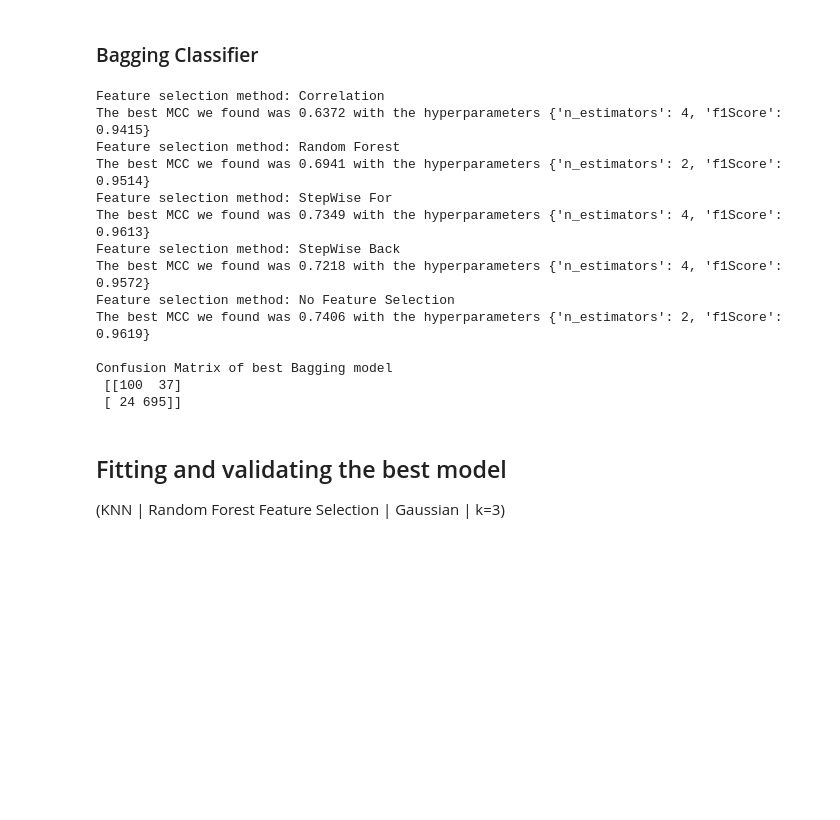
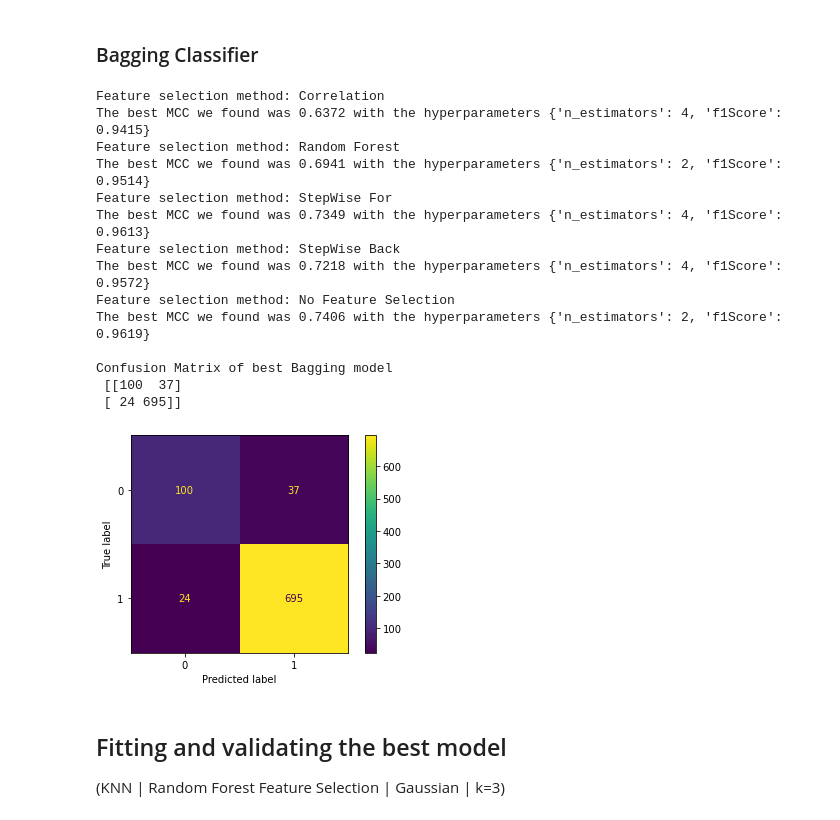
Before and after one commit to csimoes-eto/AA2HA, a Jupyter notebook: notebook.ipynb, the cells around one changed output. Cells and saved outputs as stored; diff of their text form; code cells hidden in the pictures; blank space fills up the shorter version.

```diff
--- a/notebook.ipynb
+++ b/notebook.ipynb
@@ -389,33 +393,35 @@ for i in range(5):
 
 
     print(f"The best MCC we found was {'{:.4f}'.format(bestMCC)} with the hyperparameters {bestMCCParams}")
 
 
 # FIT BEST Bagging MODEL
 X_train = X_train_processed[:, step_for_index]
 X_test = X_test_processed[:, step_for_index]
 
 bag = BaggingClassifier(base_estimator=GaussianNB(), n_estimators=bestMCCParams["n_estimators"], random_state=22)
 bag.fit(X_train, y_train)
 preds = bag.predict(X_test)
 
 bestBGCM = confusion_matrix(y_test, preds)
 print("\nConfusion Matrix of best Bagging model\n", bestBGCM)
+cm_display = ConfusionMatrixDisplay(bestBGCM).plot()
 # %% [output]
 Feature selection method: Correlation
 The best MCC we found was 0.6372 with the hyperparameters {'n_estimators': 4, 'f1Score': 0.9415}
 Feature selection method: Random Forest
 The best MCC we found was 0.6941 with the hyperparameters {'n_estimators': 2, 'f1Score': 0.9514}
 Feature selection method: StepWise For
 The best MCC we found was 0.7349 with the hyperparameters {'n_estimators': 4, 'f1Score': 0.9613}
 Feature selection method: StepWise Back
 The best MCC we found was 0.7218 with the hyperparameters {'n_estimators': 4, 'f1Score': 0.9572}
 Feature selection method: No Feature Selection
 The best MCC we found was 0.7406 with the hyperparameters {'n_estimators': 2, 'f1Score': 0.9619}
 
 Confusion Matrix of best Bagging model
  [[100  37]
  [ 24 695]]
+[figure, added]
 # %% [markdown]
 ## Fitting and validating the best model
 
```
Also changed, not shown: parts of 4 cells of this notebook.
